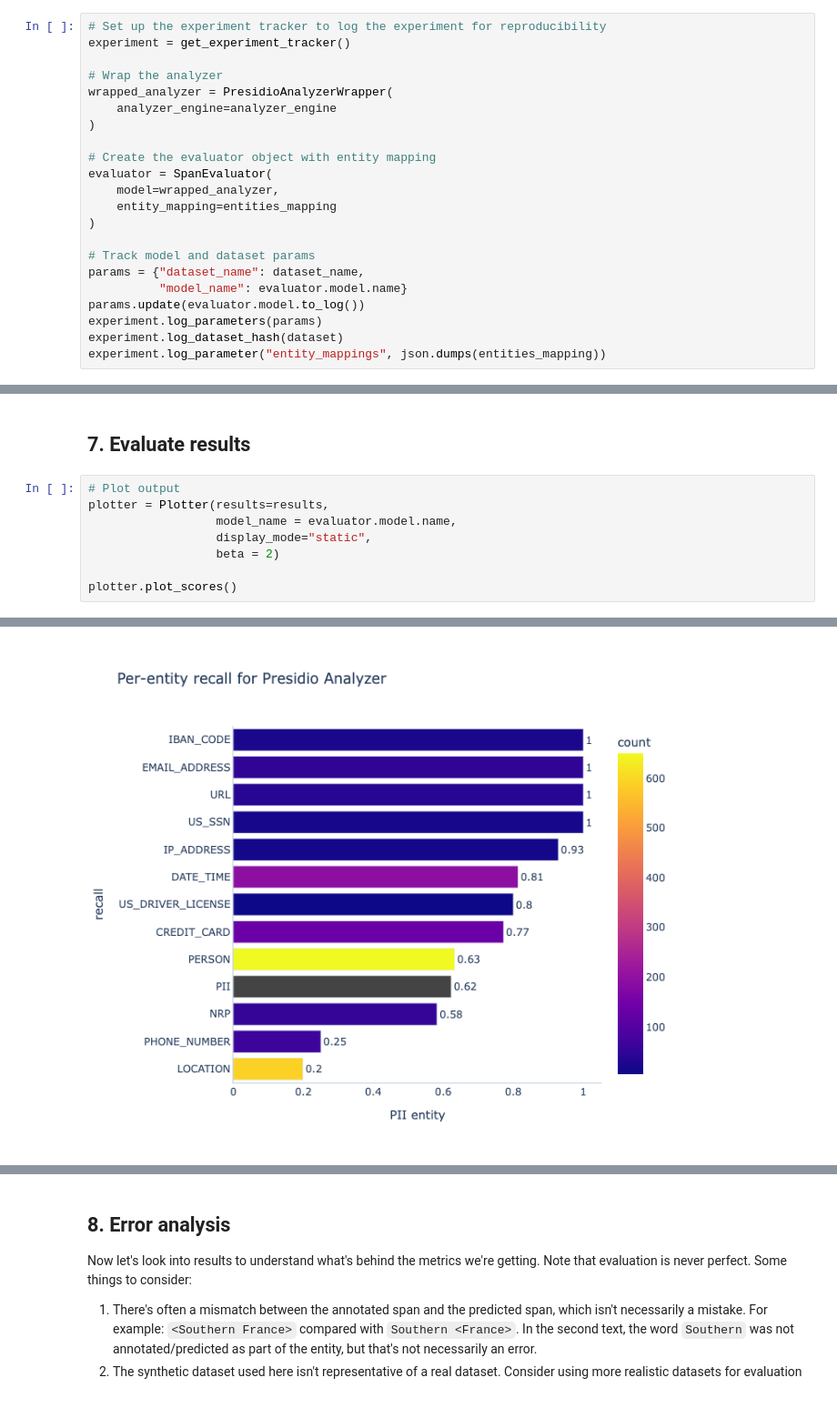
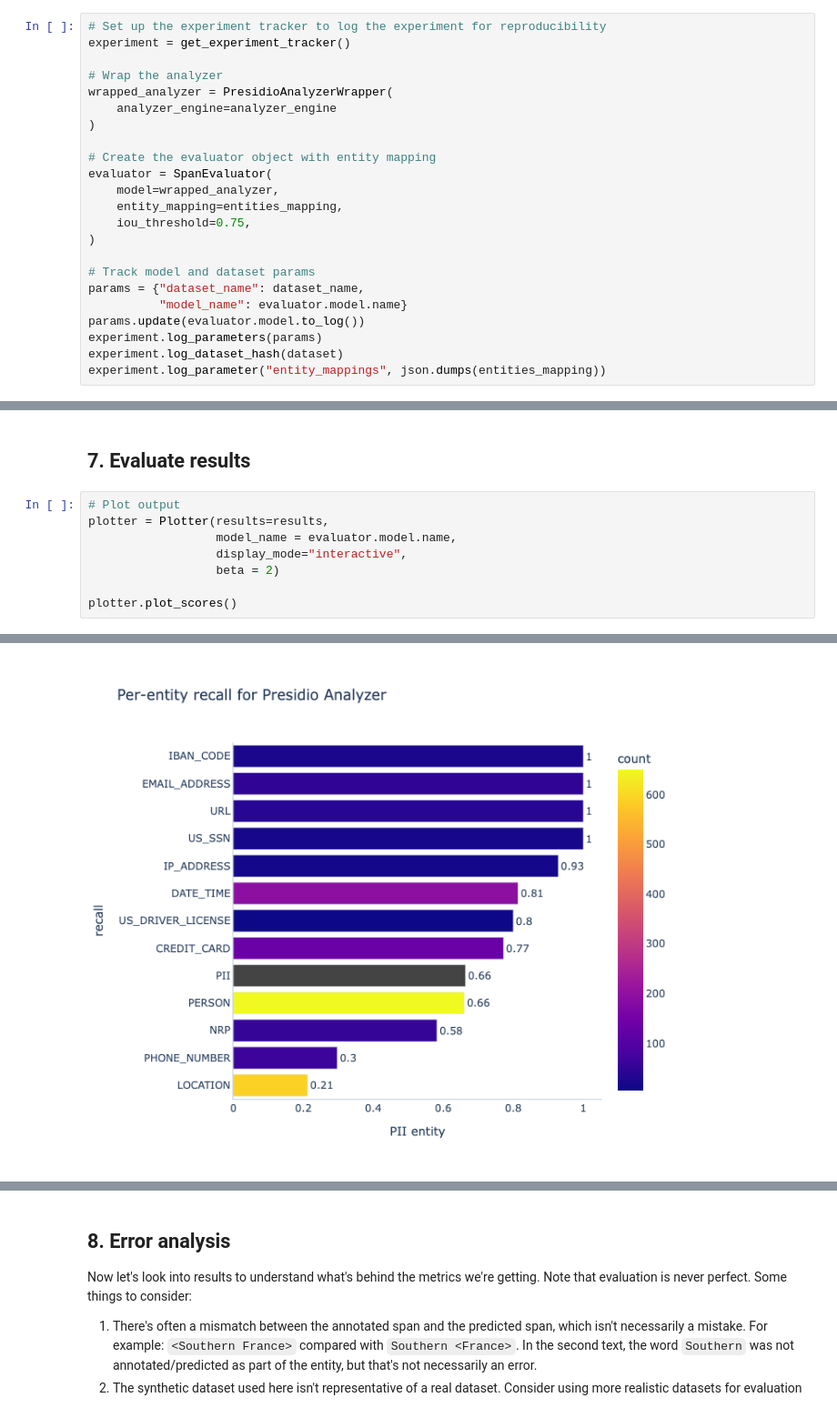
Before and after one commit to data-privacy-stack/presidio-research, a Jupyter notebook: notebooks/4_Evaluate_Presidio_Analyzer.ipynb, the cells around one changed output, grey strips where cells are left out. Shown at 91% size. Cells and saved outputs as stored; diff of their text form.

Commit message:
changed iou_threshold

```diff
--- a/notebooks/4_Evaluate_Presidio_Analyzer.ipynb
+++ b/notebooks/4_Evaluate_Presidio_Analyzer.ipynb
@@ -284,7 +285,8 @@ wrapped_analyzer = PresidioAnalyzerWrapper(
 # Create the evaluator object with entity mapping
 evaluator = SpanEvaluator(
     model=wrapped_analyzer,
-    entity_mapping=entities_mapping
+    entity_mapping=entities_mapping,
+    iou_threshold=0.75,
 )
 
 # Track model and dataset params
@@ -325,7 +327,7 @@ Wall time: 10.1 s
 # Plot output
 plotter = Plotter(results=results,
                   model_name = evaluator.model.name,
-                  display_mode="static",
+                  display_mode="interactive",
                   beta = 2)
 
 plotter.plot_scores()
@@ -334 +336 @@ plotter.plot_scores()
-[figure, old version]
+[figure, new version]
```
Also changed, not shown: parts of 10 cells of this notebook.
